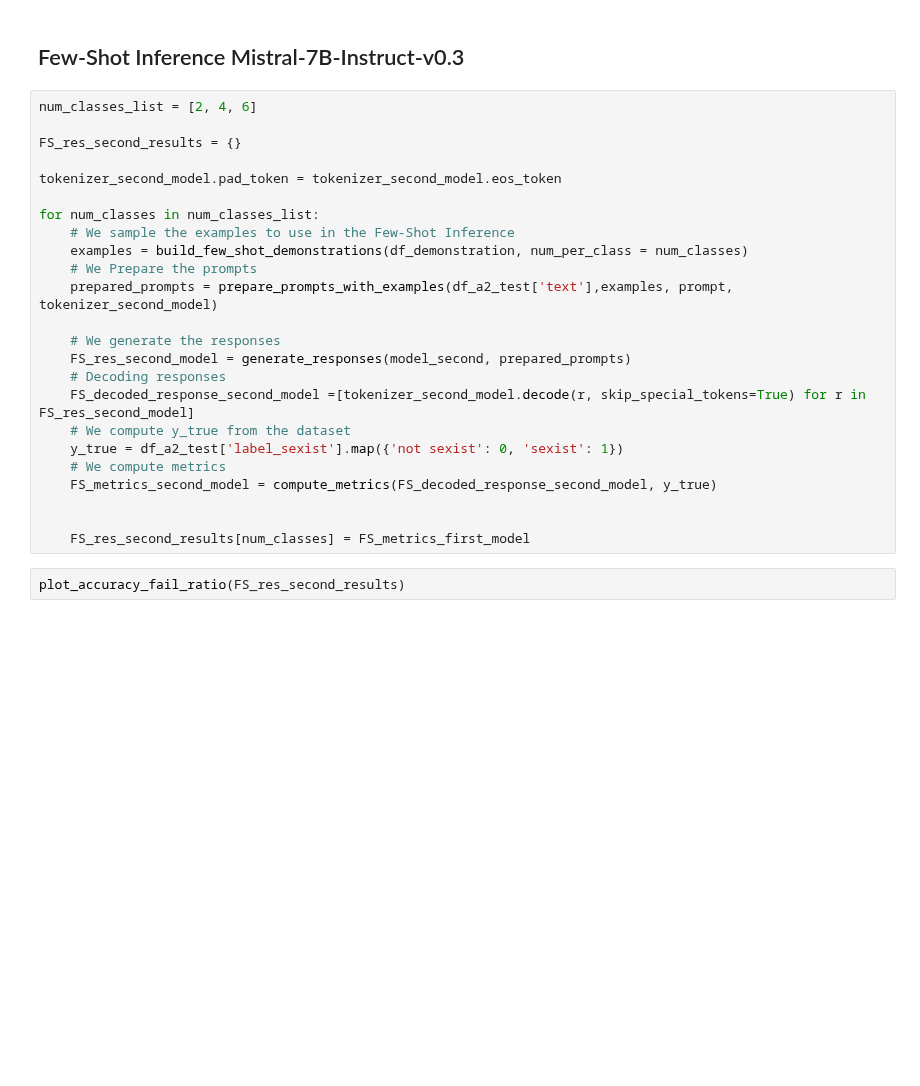
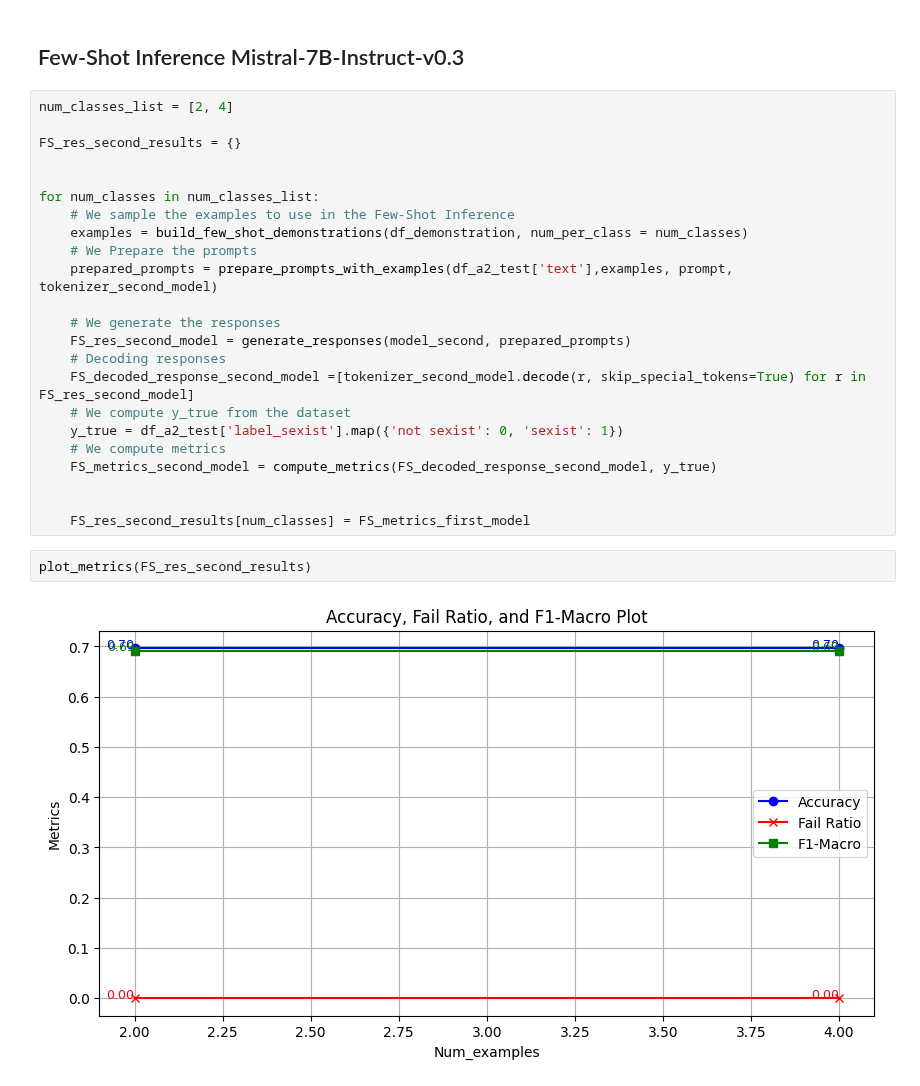
Before and after one commit to RiccardoRomeo01/NLP_Assignments, a Jupyter notebook: Assignment2/CodeA2/Assignment2.ipynb, the cells around one changed output. Drawn from its saved outputs; the diff is of its cells as text; blank space fills up the shorter version.

```diff
--- a/Assignment2/CodeA2/Assignment2.ipynb
+++ b/Assignment2/CodeA2/Assignment2.ipynb
@@ -681,11 +656,10 @@ plot_accuracy_fail_ratio(FS_res_first_results)
 # %% [markdown]
 ## Few-Shot Inference Mistral-7B-Instruct-v0.3
 # %%
-num_classes_list = [2, 4, 6]
+num_classes_list = [2, 4]
 
 FS_res_second_results = {}
 
-tokenizer_second_model.pad_token = tokenizer_second_model.eos_token
 
 for num_classes in num_classes_list:
     # We sample the examples to use in the Few-Shot Inference
@@ -705,4 +679,6 @@ for num_classes in num_classes_list:
 
     FS_res_second_results[num_classes] = FS_metrics_first_model
 # %%
-plot_accuracy_fail_ratio(FS_res_second_results)
+plot_metrics(FS_res_second_results)
+# %% [output]
+[figure, added]
```
Also changed, not shown: parts of 17 cells of this notebook, 1 other file.
